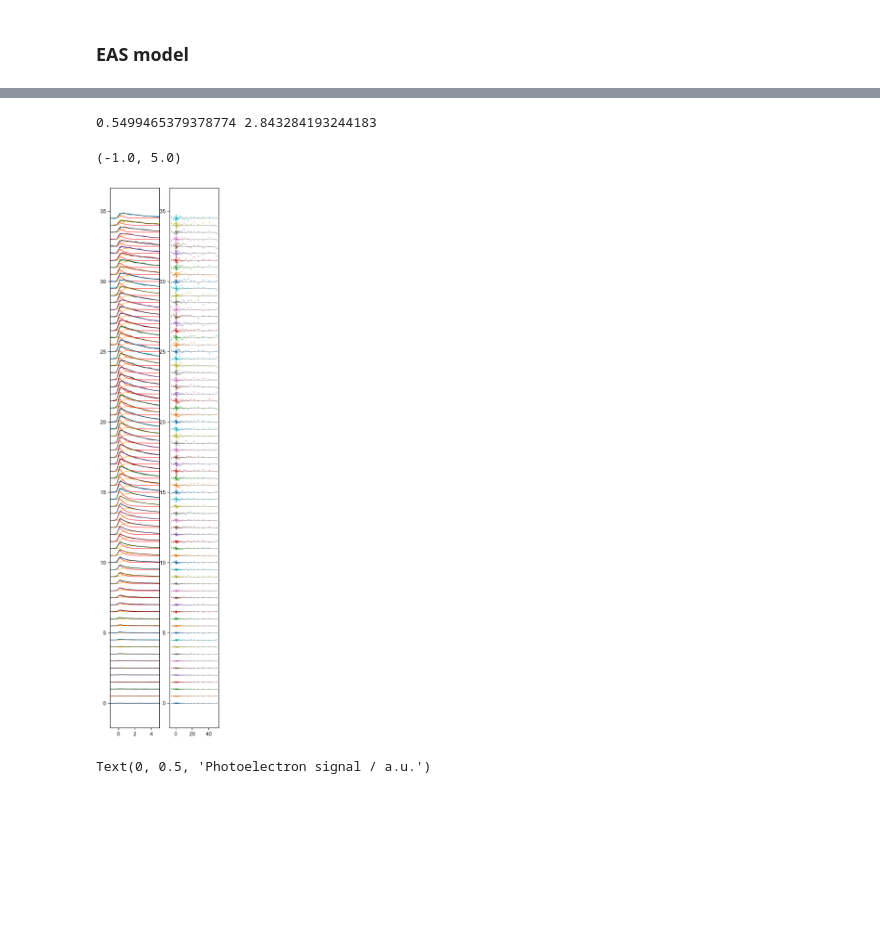
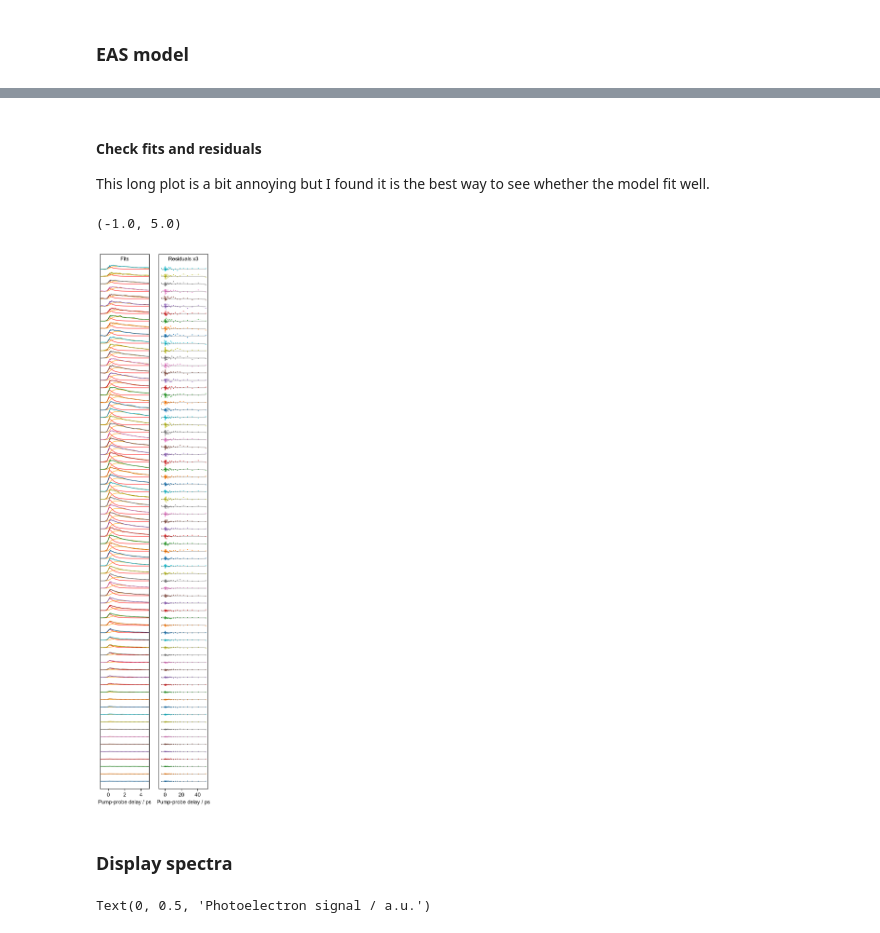
Before and after one commit to edosim/TRPESanalysis, a Jupyter notebook: KineticFitting.ipynb, the cells around one changed output, grey strips where cells are left out. Saved outputs shown, nothing was run; the diff lists cells and outputs as text; code cells hidden in the pictures; blank space fills up the shorter version.

Commit message:
Update KineticFitting.ipynb
- Add more comments to EAS and DAS
- Add RetrieveModel fits

```diff
--- a/KineticFitting.ipynb
+++ b/KineticFitting.ipynb
@@ -33,5 +39,5 @@ SIGMA = CROSS_CORRELATION / 2.355
 loaddata = np.loadtxt("data/out/subtractedspectra.csv",delimiter=',')
 
 energies_rebinned = loaddata[0,1:]
-delays_t0 = loaddata[1:,0]
+delays = loaddata[1:,0]
 subtracted_rebinned = loaddata [1:,1:]
@@ -49,15 +61,14 @@ traces /= np.amax(traces)
 # %%
-#Flatten delays
-#Choose delays
-delays = delays_t0
 # Tile delays
 flat_delays = np.tile(delays,(traces.shape[1]))
 #Flatten traces
 flat_traces = traces.T.flatten()
+#Check length
 flat_traces.shape,flat_delays.shape
 # %% [output]
 ((3290,), (3290,))
 # %% [markdown]
 ### EAS model
 # %%
-model = km.EAS_model(0,SIGMA,*traces.shape)
+# Pick model
+EAS_mod = km.EAS_model(0,SIGMA,*traces.shape)
@@ -89,40 +128,45 @@ params[:2],params[2:]
+# %% [markdown]
+#### Check fits and residuals
+
+This long plot is a bit annoying but I found it is the best way to see whether the model fit well.
 # %%
-fig, (ax0,ax1) = plt.subplots(1,2)
-# params=p0
-tau1,tau2, amplitudes = params[0],params[1],params[2:]
-tau1_err,tau2_err, amplitudes_err = perr[0],perr[1],perr[2:]
-print(tau1,tau2)
-sigma = 0.320 / 2.355 #cross-correlation with 250 & 267
-t0 = 0
+fig, (ax0,ax1) = plt.subplots(1,2,sharey=True)
+fig.set_size_inches(ACSwid,ACSwid*5)
 
-for n in range(70):
+OFFSET = 0.75
 
-    ax0.plot(delays,traces[:,n]+.5*n,zorder=20)
+for n in range(traces.shape[1]):
+    # Plot trace
+    ax0.plot(delays,traces[:,n] + OFFSET*n,zorder=20)
+    # Plot fit
+    trace = EAS_mod.kinetic_model(delays,A1s[n],A2s[n],tau1,tau2)
+    ax0.plot(delays,trace + OFFSET*n,'k:',zorder=30,lw=.5)
+    # Plot residuals (3x as intense)
+    ax1.plot(delays,3*(traces[:,n]-trace) + OFFSET*n,'o-',zorder=20,ms=.5,lw=.1)
+    # Plot y=0
+    ax1.plot(delays,delays*0 + OFFSET*n,'k',zorder=30,lw=.25)
 
-    trace = model.kinetic_model(delays,amplitudes[2*n],amplitudes[2*n+1],tau1,tau2)
-    ax0.plot(delays,trace+.5*n,'k',zorder=30,lw=.5)
+    # Plot A component
+    trace =  EAS_mod.A_model(delays,A1s[n],tau1,SIGMA)
+    ax0.plot(delays,trace + OFFSET*n,'r',lw=.75)
+    #Plot B component
+    trace =  EAS_mod.B_model(delays,A2s[n],tau1,tau2,SIGMA)
+    ax0.plot(delays,trace + OFFSET*n,'orange',lw=.75)
 
 
-    trace =  model.A_model(delays,amplitudes[2*n],tau1,sigma)
-    ax0.plot(delays,trace+.5*n,'r',lw=.75)
-
-    trace =  model.B_model(delays,amplitudes[2*n+1],tau1,tau2,sigma)
-    ax0.plot(delays,trace+.5*n,'orange',lw=.75)
-    ax0.plot(delays,model.A_model(delays,amplitudes[2*n],tau1,sigma)+trace+.5*n,'b',lw=.75)
-
-    # Residuals
-    trace = model.kinetic_model(delays,amplitudes[2*n],amplitudes[2*n+1],tau1,tau2)
-    ax1.plot(delays,3*(traces[:,n]-trace)+.5*n,'o-',zorder=20,ms=.5,lw=.1)
-    ax1.plot(delays,delays*0+.5*n,'k',zorder=30,lw=.25)
-
-ax1.set_ylim(ax0.get_ylim())
-plt.gcf().set_size_inches(ACSwid,ACSwid*5)
+ax0.set_ylim(-OFFSET,(traces.shape[1] + 1)*OFFSET)
+ax0.set_yticks([])
+for ax in ax0,ax1:
+    ax.set_xlabel("Pump-probe delay / ps")
+ax0.text(.5,.995,"Fits", va = "top",ha = "center",transform = ax0.transAxes)
+ax1.text(.5,.995,"Residuals x3", va = "top",ha = "center",transform = ax1.transAxes)
 
 ax0.set_xlim(-1,5)
 # %% [output]
-0.5499465379378774 2.843284193244183
+(-1.0, 5.0)
-(-1.0, 5.0)
-[figure, old version]
+[figure, new version]
+# %% [markdown]
+### Display spectra
 # %%
 fig,ax = plt.subplots(1)
 plt.subplots_adjust(wspace=0.05)
```
Also changed, not shown: parts of 44 cells of this notebook.
